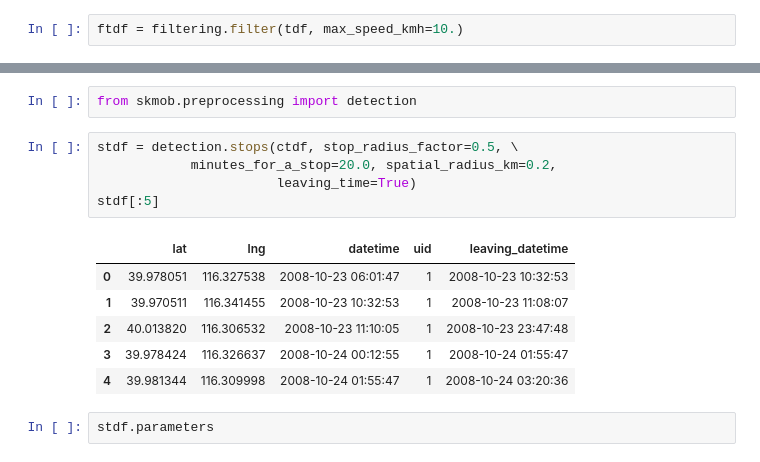
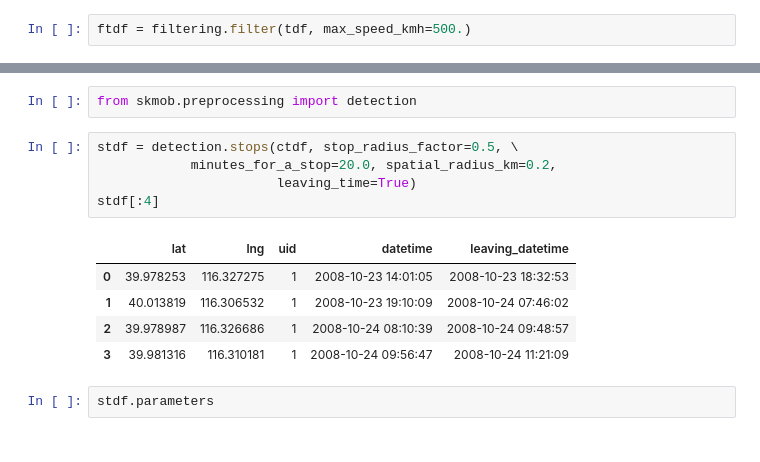
Before and after one commit to scikit-mobility/scikit-mobility, a Jupyter notebook: tutorial/1_preprocessing_skmob_tutorial.ipynb, the cells around one changed output, grey strips where cells are left out. Cells and saved outputs as stored; diff of their text form.

```diff
--- a/tutorial/1_preprocessing_skmob_tutorial.ipynb
+++ b/tutorial/1_preprocessing_skmob_tutorial.ipynb
@@ -91,7 +85,7 @@ tdf.parameters
 # %% [output]
 {'from_file': './data/geolife_sample.txt.gz'}
 # %%
-ftdf = filtering.filter(tdf, max_speed_kmh=10.)
+ftdf = filtering.filter(tdf, max_speed_kmh=500.)
 # %%
 ftdf.parameters
 # %% [output]
@@ -281,15 +276,14 @@ from skmob.preprocessing import detection
 # %%
 stdf = detection.stops(ctdf, stop_radius_factor=0.5, \
             minutes_for_a_stop=20.0, spatial_radius_km=0.2,
                        leaving_time=True)
-stdf[:5]
+stdf[:4]
 # %% [output]
-|  | lat | lng | datetime | uid | leaving_datetime |
-| 0 | 39.978051 | 116.327538 | 2008-10-23 06:01:47 | 1 | 2008-10-23 10:32:53 |
-| 1 | 39.970511 | 116.341455 | 2008-10-23 10:32:53 | 1 | 2008-10-23 11:08:07 |
-| 2 | 40.013820 | 116.306532 | 2008-10-23 11:10:05 | 1 | 2008-10-23 23:47:48 |
-| 3 | 39.978424 | 116.326637 | 2008-10-24 00:12:55 | 1 | 2008-10-24 01:55:47 |
-| 4 | 39.981344 | 116.309998 | 2008-10-24 01:55:47 | 1 | 2008-10-24 03:20:36 |
+|  | lat | lng | uid | datetime | leaving_datetime |
+| 0 | 39.978253 | 116.327275 | 1 | 2008-10-23 14:01:05 | 2008-10-23 18:32:53 |
+| 1 | 40.013819 | 116.306532 | 1 | 2008-10-23 19:10:09 | 2008-10-24 07:46:02 |
+| 2 | 39.978987 | 116.326686 | 1 | 2008-10-24 08:10:39 | 2008-10-24 09:48:57 |
+| 3 | 39.981316 | 116.310181 | 1 | 2008-10-24 09:56:47 | 2008-10-24 11:21:09 |
 # %%
 stdf.parameters
 # %% [output]
```
Also changed, not shown: parts of 11 cells of this notebook, 1 other file.
